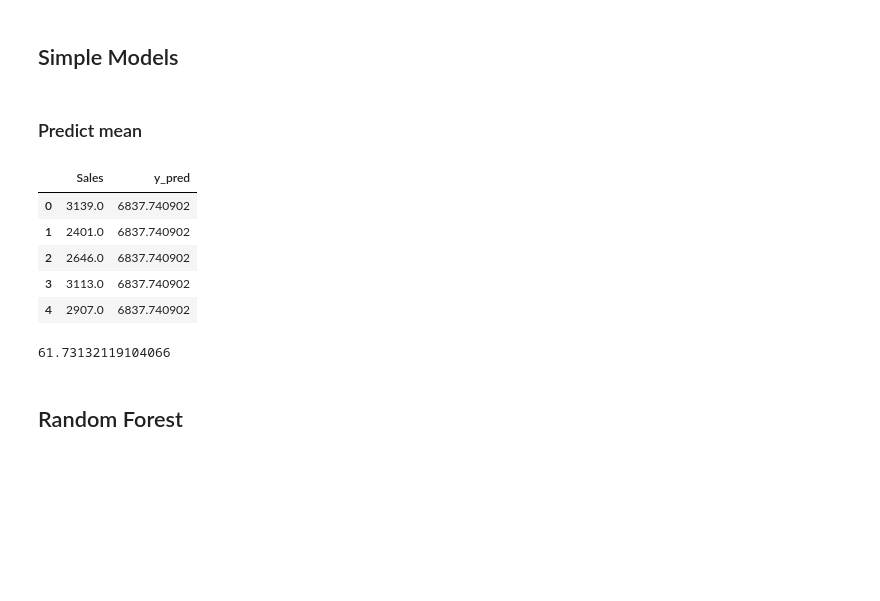
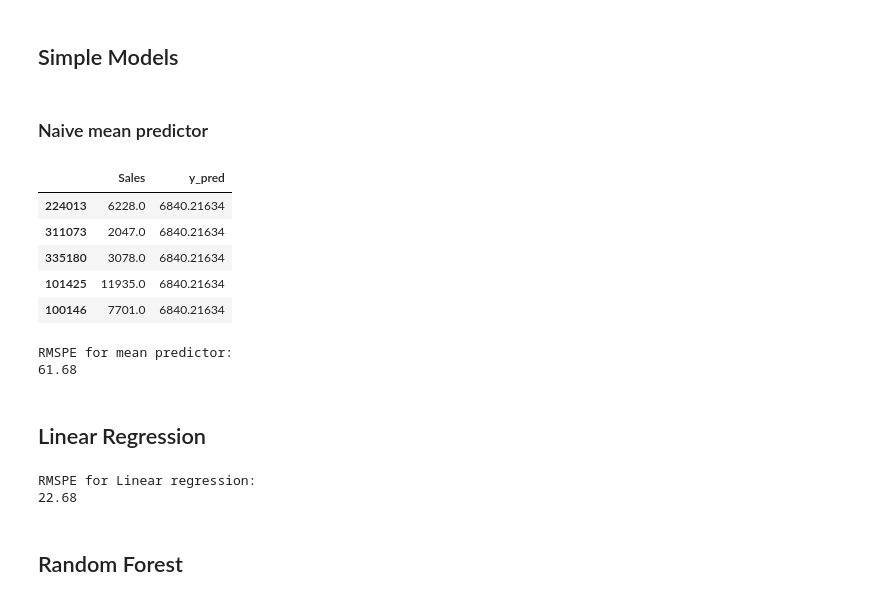
Before and after one commit to franksh/dsr-rossman-comp, a Jupyter notebook: notebooks/2_simple_models.ipynb, the cells around one changed output. Cells and saved outputs as stored; diff of their text form; code cells hidden in the pictures; blank space fills up the shorter version.

```diff
--- a/notebooks/2_simple_models.ipynb
+++ b/notebooks/2_simple_models.ipynb
@@ -35,0 +41,10 @@ y_train = train.loc[:, "Sales"]
+# %%
+X = train.copy(deep=True).drop(columns=["Sales"])
+y = train.loc[:, "Sales"]
+
+# Mark categorical data
+# X.loc[:, ['StoreType', 'Assortment']] = X.loc[:, ['StoreType', 'Assortment']].astype("category")
+
+# Make train test split
+from sklearn.model_selection import train_test_split
+X_train, X_test, y_train, y_test = train_test_split(X, y, test_size=0.1)
@@ -44,20 +86,51 @@ def metric(preds, actuals):
 # %% [markdown]
-### Predict mean
+### Naive mean predictor
 # %%
-lazy_predictor = pd.DataFrame(y_train.copy())
+mean_predictor = pd.DataFrame(y_train.copy())
 
-lazy_predictor.loc[:, 'y_pred'] = lazy_predictor.mean()['Sales']
-lazy_predictor.head()
+mean_predictor.loc[:, 'y_pred'] = mean_predictor.mean()['Sales']
+mean_predictor.head()
 # %% [output]
 |  | Sales | y_pred |
-| 0 | 3139.0 | 6837.740902 |
-| 1 | 2401.0 | 6837.740902 |
-| 2 | 2646.0 | 6837.740902 |
-| 3 | 3113.0 | 6837.740902 |
-| 4 | 2907.0 | 6837.740902 |
+| 224013 | 6228.0 | 6840.21634 |
+| 311073 | 2047.0 | 6840.21634 |
+| 335180 | 3078.0 | 6840.21634 |
+| 101425 | 11935.0 | 6840.21634 |
+| 100146 | 7701.0 | 6840.21634 |
-# %%
-metric(lazy_predictor.loc[:, 'y_pred'].values, lazy_predictor.loc[:, 'Sales'].values)
-# %% [output]
-61.73132119104066
+# %%
+rmspe_mean_predictor = metric(mean_predictor.loc[:, 'y_pred'].values, mean_predictor.loc[:, 'Sales'].values)
+print(f"RMSPE for mean predictor:\n{rmspe_mean_predictor:.2f}")
+# %% [output]
+RMSPE for mean predictor:
+61.68
+# %% [markdown]
+## Linear Regression
+# %%
+from sklearn.linear_model import LinearRegression, Ridge
+from sklearn.preprocessing import StandardScaler
+from category_encoders import TargetEncoder
+from sklearn.pipeline import Pipeline
+
+
+target_encoder = TargetEncoder(cols=['StoreType', 'Assortment', 'Store'])
+scaler = StandardScaler()
+
+reg = LinearRegression()
+# reg = Ridge(alpha=40000)
+
+pipe = Pipeline(steps=[
+                ('target_encode', target_encoder),
+                ('scaler', scaler),
+                ('model', reg)])
+
+pipe.fit(X_train, y_train)
+
+y_pred = pipe.predict(X_train)
+
+rmspe = metric(y_train.values, y_pred)
+print(f"\nRMSPE for Linear regression:\n{rmspe:.2f}")
+# %% [output]
+RMSPE for Linear regression:
+22.68
 # %% [markdown]
 ## Random Forest
```
Also changed, not shown: parts of 24 cells of this notebook, 3 other files.
